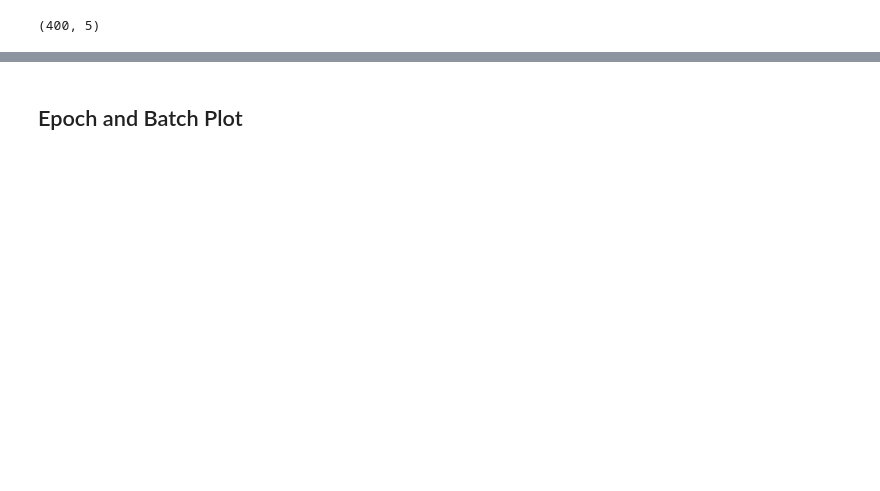
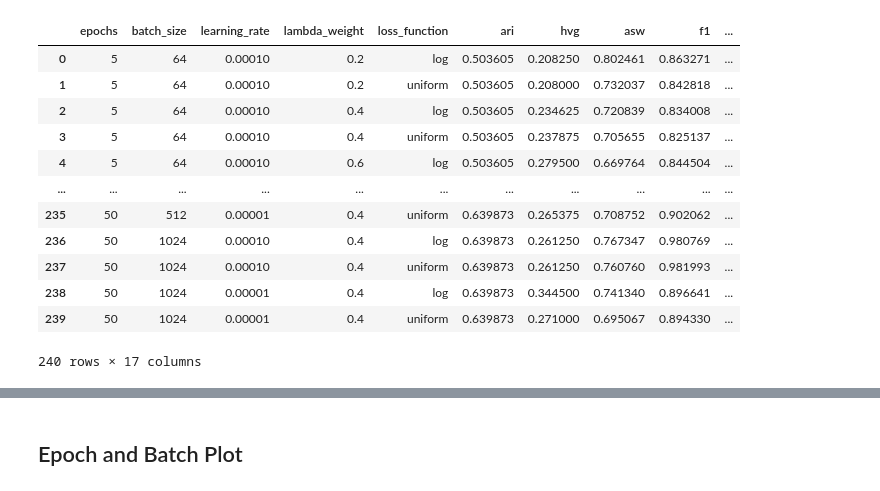
Before and after one commit to lorenzkleiter/Neuronal-Batch-Correction, a Jupyter notebook: src/hyperparameters/final_opt_analysis.ipynb, the cells around one changed output, grey strips where cells are left out. Saved outputs shown, nothing was run; the diff lists cells and outputs as text; code cells hidden in the pictures; blank space fills up the shorter version.

```diff
--- a/src/hyperparameters/final_opt_analysis.ipynb
+++ b/src/hyperparameters/final_opt_analysis.ipynb
@@ -1,28 +1,48 @@
 # %%
 #import data
 import pandas as pd
-df = pd.read_csv('Score_Results.csv')
+df = pd.read_csv('Score_Results_semicompelte_2.csv')
+df_1 = pd.read_csv('Score_Results_20_30_40.csv')
+df_2 = pd.read_csv('Score_Results_50.csv')
+
+df_5 = df[(df["epochs"]== 5)]
+df_10 = df[(df["epochs"]== 10)]
+df = pd.concat((df_5, df_10), ignore_index=True, axis=0)
+df = pd.concat((df, df_1), ignore_index=True, axis=0)
+df = pd.concat((df, df_2), ignore_index=True, axis=0)
 
 #define search space
-epochs = [5, 10, 20, 40, 80]
+epochs = [5, 10, 20, 30, 40, 50]
 batches = [64, 128, 256, 512, 1024]
 learning_rate = [0.0001, 0.00001]
 lambda_weight = [0.2, 0.4, 0.6, 0.8]
 loss_function = ["log", "uniform"]
 
 column_names = ['epochs', 'batch_size', 'learning_rate', 'lambda_weight', 'loss_function']
 #generate pandas dataframe of all Hyperparameter combinations
 df_size = pd.DataFrame(columns=column_names)
 i= 0
 for epoch in epochs:
     for batch in batches:
         for rates in learning_rate:
             for lb in lambda_weight:
                 for loss in loss_function:
                     temp = [epoch, batch, rates, lb, loss]
                     new_row = pd.DataFrame([temp], columns=column_names)
                     df_size = pd.concat([df_size, new_row], ignore_index=True)
 
-df_size.shape
+df
 # %% [output]
+|  | epochs | batch_size | learning_rate | lambda_weight | loss_function | ari | hvg | asw | f1 | ... |
+| 0 | 5 | 64 | 0.00010 | 0.2 | log | 0.503605 | 0.208250 | 0.802461 | 0.863271 | ... |
+| 1 | 5 | 64 | 0.00010 | 0.2 | uniform | 0.503605 | 0.208000 | 0.732037 | 0.842818 | ... |
+| 2 | 5 | 64 | 0.00010 | 0.4 | log | 0.503605 | 0.234625 | 0.720839 | 0.834008 | ... |
+| 3 | 5 | 64 | 0.00010 | 0.4 | uniform | 0.503605 | 0.237875 | 0.705655 | 0.825137 | ... |
+| 4 | 5 | 64 | 0.00010 | 0.6 | log | 0.503605 | 0.279500 | 0.669764 | 0.844504 | ... |
+| ... | ... | ... | ... | ... | ... | ... | ... | ... | ... | ... |
+| 235 | 50 | 512 | 0.00001 | 0.4 | uniform | 0.639873 | 0.265375 | 0.708752 | 0.902062 | ... |
+| 236 | 50 | 1024 | 0.00010 | 0.4 | log | 0.639873 | 0.261250 | 0.767347 | 0.980769 | ... |
+| 237 | 50 | 1024 | 0.00010 | 0.4 | uniform | 0.639873 | 0.261250 | 0.760760 | 0.981993 | ... |
+| 238 | 50 | 1024 | 0.00001 | 0.4 | log | 0.639873 | 0.344500 | 0.741340 | 0.896641 | ... |
+| 239 | 50 | 1024 | 0.00001 | 0.4 | uniform | 0.639873 | 0.271000 | 0.695067 | 0.894330 | ... |
-(400, 5)
+240 rows × 17 columns
```
Also changed, not shown: parts of 8 cells of this notebook, 35 other files.
